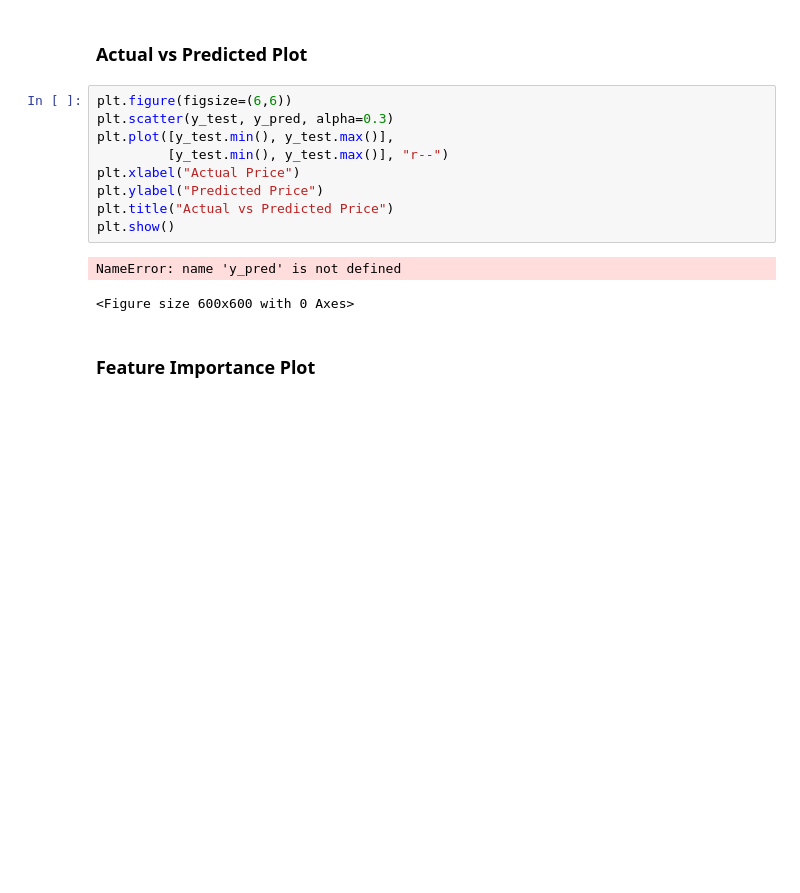
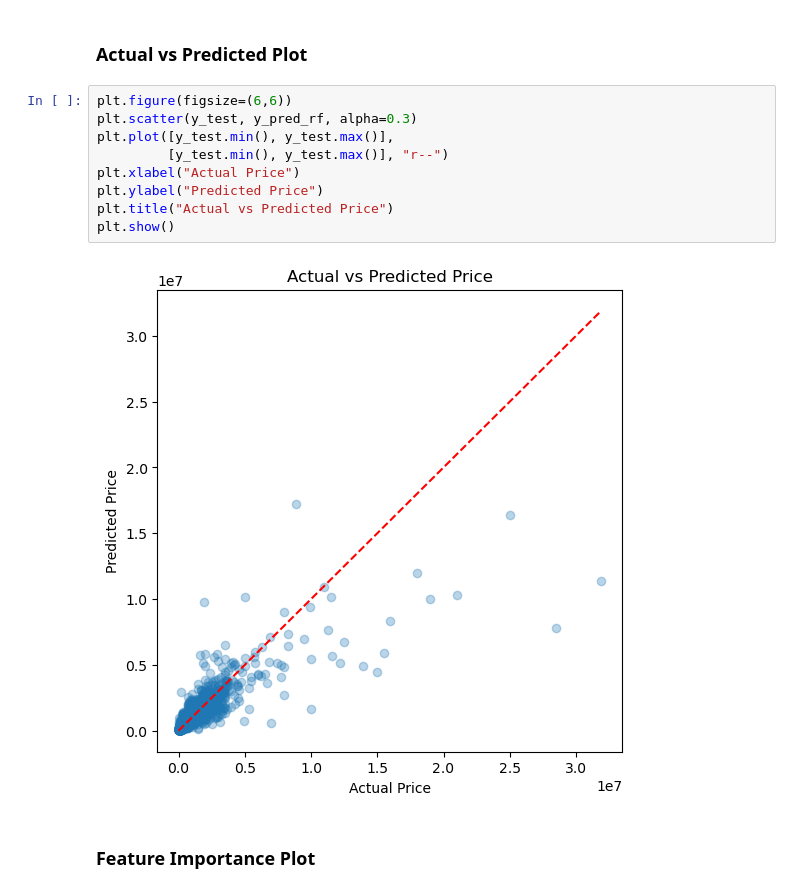
Before and after one commit to Sasivadhan163/Housing_Prices_In_US, a Jupyter notebook: Housing_price_prediction.ipynb, the cells around one changed output. Saved outputs shown, nothing was run; the diff lists cells and outputs as text; blank space fills up the shorter version.

Commit message:
updated y_pred

```diff
--- a/Housing_price_prediction.ipynb
+++ b/Housing_price_prediction.ipynb
@@ -300,16 +317,15 @@ y_pred_rf = rf.predict(X_test)
 ### Actual vs Predicted Plot
 # %%
 plt.figure(figsize=(6,6))
-plt.scatter(y_test, y_pred, alpha=0.3)
+plt.scatter(y_test, y_pred_rf, alpha=0.3)
 plt.plot([y_test.min(), y_test.max()],
          [y_test.min(), y_test.max()], "r--")
 plt.xlabel("Actual Price")
 plt.ylabel("Predicted Price")
 plt.title("Actual vs Predicted Price")
 plt.show()
 # %% [output]
-NameError: name 'y_pred' is not defined
-<Figure size 600x600 with 0 Axes>
+[figure, added]
 # %% [markdown]
 ### Feature Importance Plot
 # %%
```
Also changed, not shown: parts of 6 cells of this notebook.
